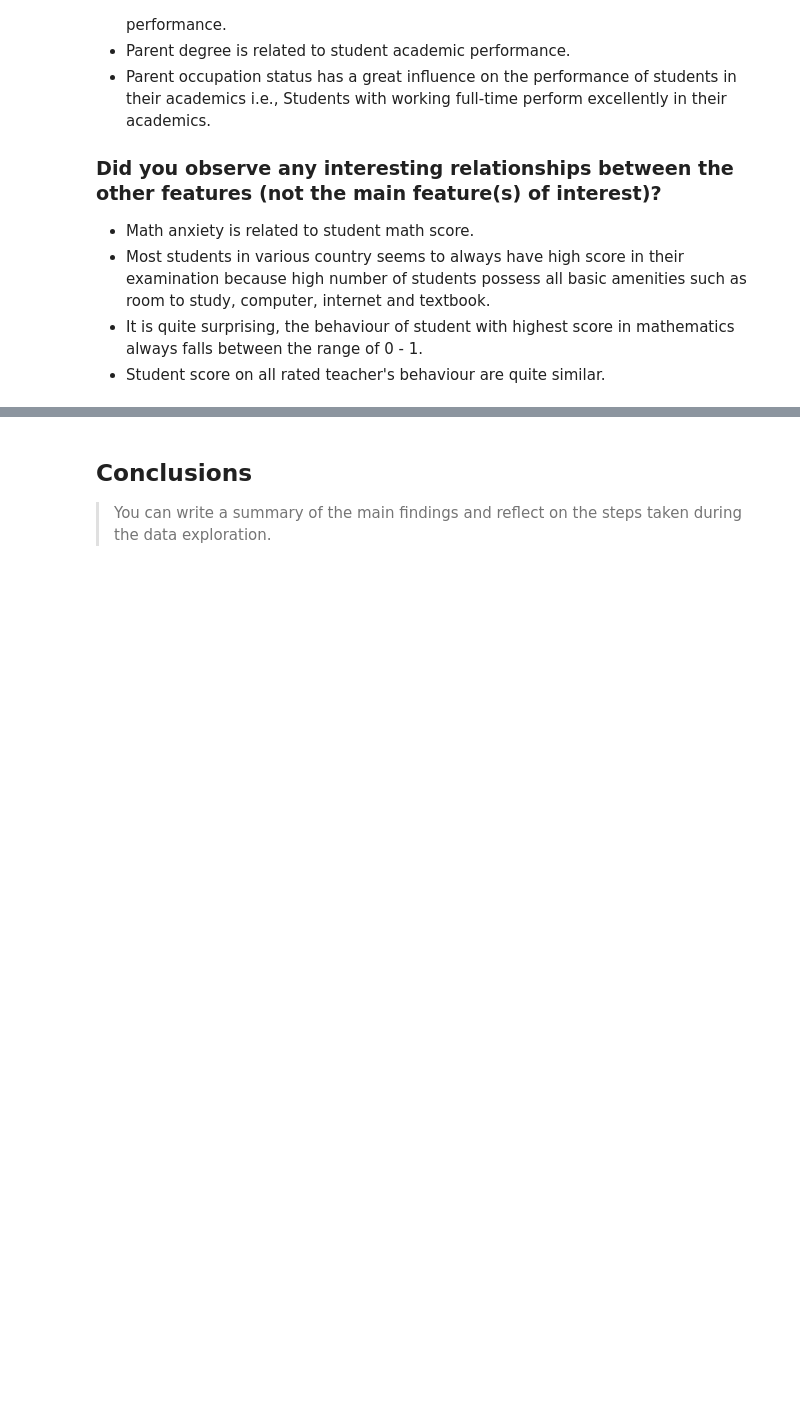
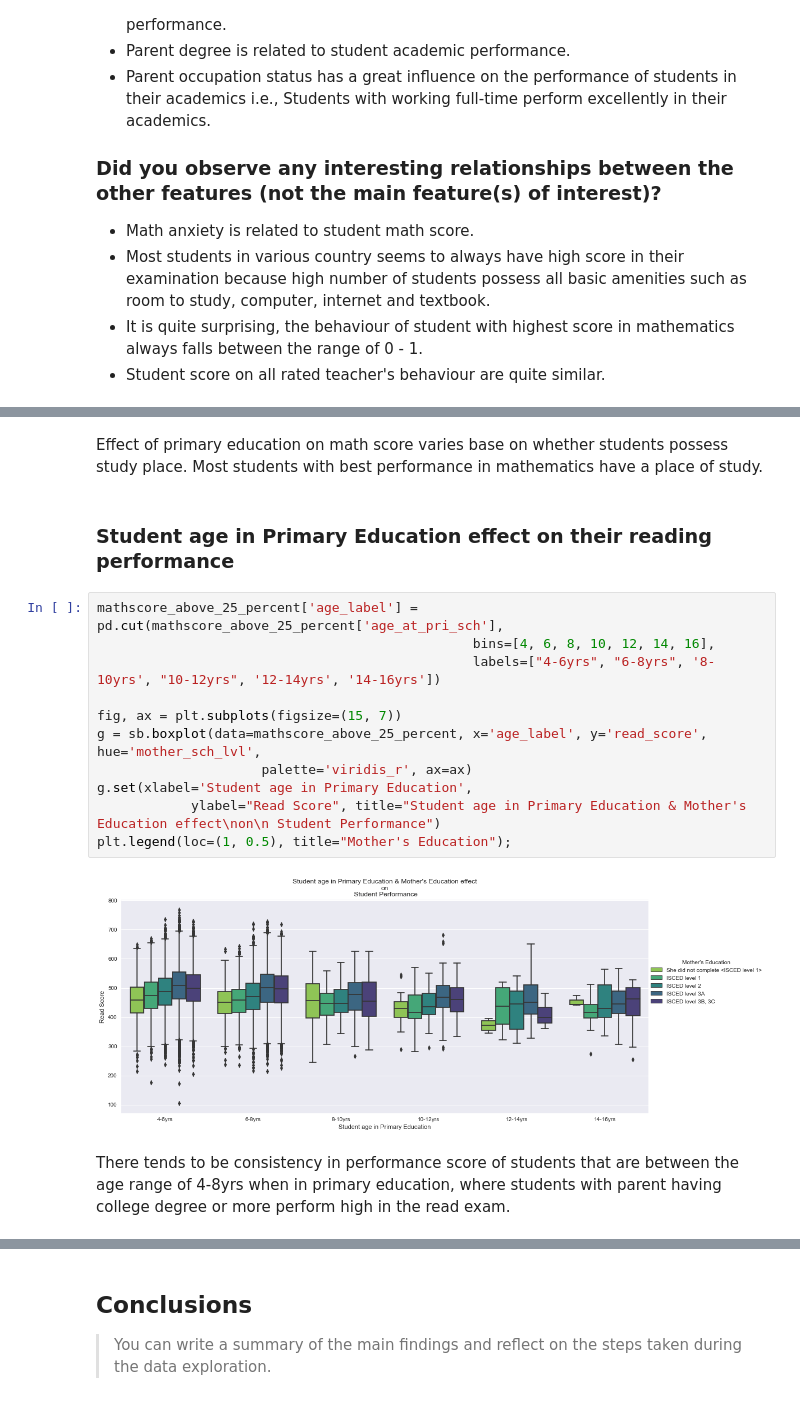
Before and after one commit to comsavvy/Students-Performance-Evaluation, a Jupyter notebook: Part_I_exploration_template.ipynb, the cells around one changed output, grey strips where cells are left out. Saved outputs shown, nothing was run; the diff lists cells and outputs as text; blank space fills up the shorter version.

```diff
--- a/Part_I_exploration_template.ipynb
+++ b/Part_I_exploration_template.ipynb
@@ -1007,0 +1023,19 @@ your work in the previous sections.
+# %% [markdown]
+Effect of primary education on math score varies base on whether students possess study place. Most students with best performance in mathematics have a place of study.
+# %% [markdown]
+### Student age in Primary Education effect on their reading performance
+# %%
+mathscore_above_25_percent['age_label'] = pd.cut(mathscore_above_25_percent['age_at_pri_sch'],
+                                                bins=[4, 6, 8, 10, 12, 14, 16],
+                                                labels=["4-6yrs", "6-8yrs", '8-10yrs', "10-12yrs", '12-14yrs', '14-16yrs'])
+
+fig, ax = plt.subplots(figsize=(15, 7))
+g = sb.boxplot(data=mathscore_above_25_percent, x='age_label', y='read_score', hue='mother_sch_lvl',
+                     palette='viridis_r', ax=ax)
+g.set(xlabel='Student age in Primary Education',
+            ylabel="Read Score", title="Student age in Primary Education & Mother's Education effect\non\n Student Performance")
+plt.legend(loc=(1, 0.5), title="Mother's Education");
+# %% [output]
+[figure, added]
+# %% [markdown]
+There tends to be consistency in performance score of students that are between the age range of 4-8yrs when in primary education, where students with parent having college degree or more perform high in the read exam.
```
Also changed, not shown: parts of 27 cells of this notebook.
